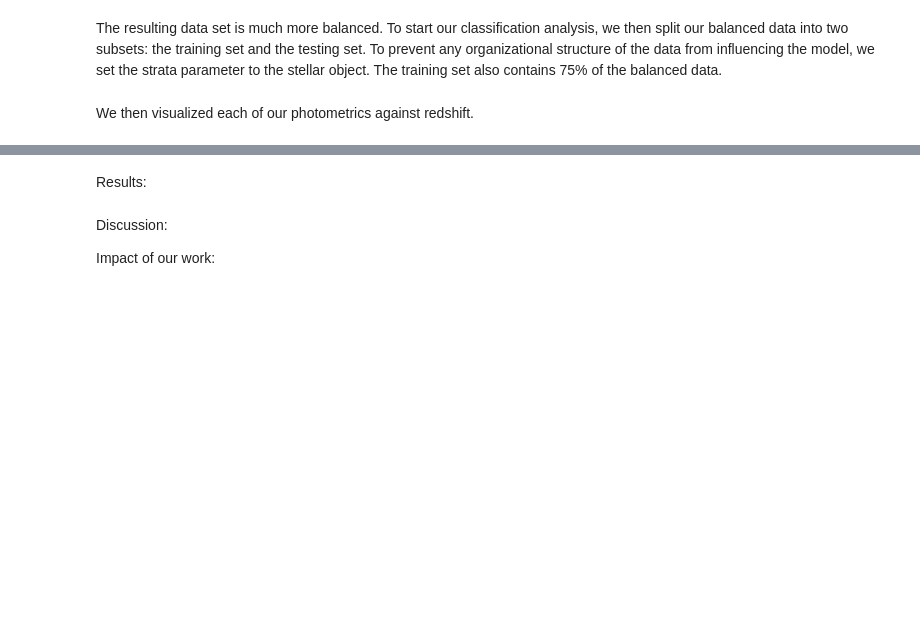
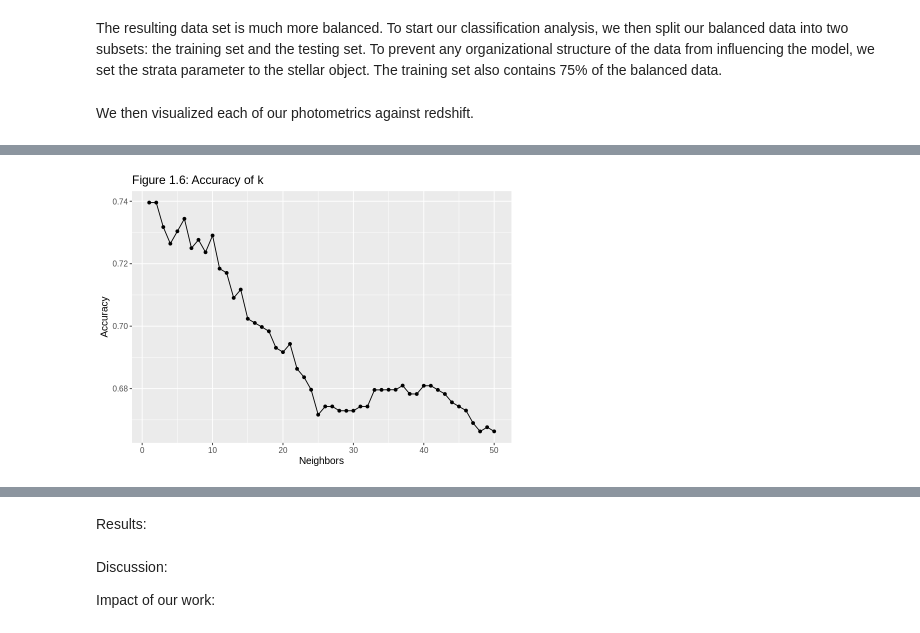
Before and after one commit to Margokap/DSCI100-group-03, a Jupyter notebook: project_1.ipynb, the cells around one changed output, grey strips where cells are left out. Drawn from its saved outputs; the diff is of its cells as text; code cells hidden in the pictures; blank space fills up the shorter version.

```diff
--- a/project_1.ipynb
+++ b/project_1.ipynb
@@ -195,0 +201,23 @@ rs_vs_nir
+# %%
+stellar_recipe <- recipe(Stellar_object ~ Red_filter + Green_filter + UV_filter + Infrared_filter + Near_Infrared_filter, data = star_training) |>
+   step_scale(all_predictors()) |>
+   step_center(all_predictors())
+
+knn_tune <- nearest_neighbor(weight_func = "rectangular", neighbors = tune()) |>
+            set_engine("kknn") |>
+            set_mode("classification")
+
+stellar_vfold <- vfold_cv(star_training, v = 10, strata = Stellar_object)
+
+gridvals <- tibble(neighbors = c(1:50))
+
+knn_results <- workflow() |>
+      add_recipe(stellar_recipe) |>
+      add_model(knn_tune) |>
+      tune_grid(resamples = stellar_vfold, grid = gridvals) |>
+      collect_metrics() |>
+      filter(.metric == "accuracy") |>
+      select(neighbors, mean) |>
+      arrange(desc(mean))
+
+head(knn_results)
@@ -195,0 +234,10 @@ rs_vs_nir
+# %%
+accuracy_line <- ggplot(knn_results, aes(x = neighbors, y = mean))+
+      geom_point() +
+      geom_line() +
+      labs(x = "Neighbors", y = "Accuracy", title = "Figure 1.6: Accuracy of k") +
+      theme(text = element_text(size = 12))
+
+accuracy_line
+# %% [output]
+[figure, added]
```
Also changed, not shown: parts of 9 cells of this notebook.
